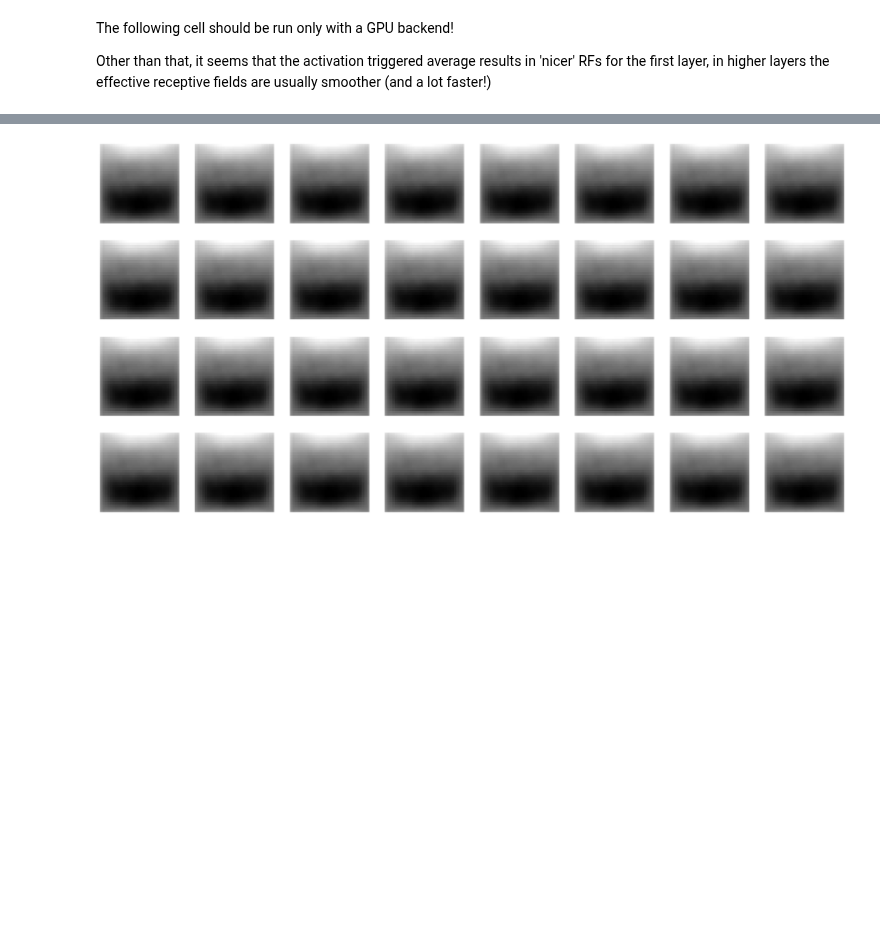
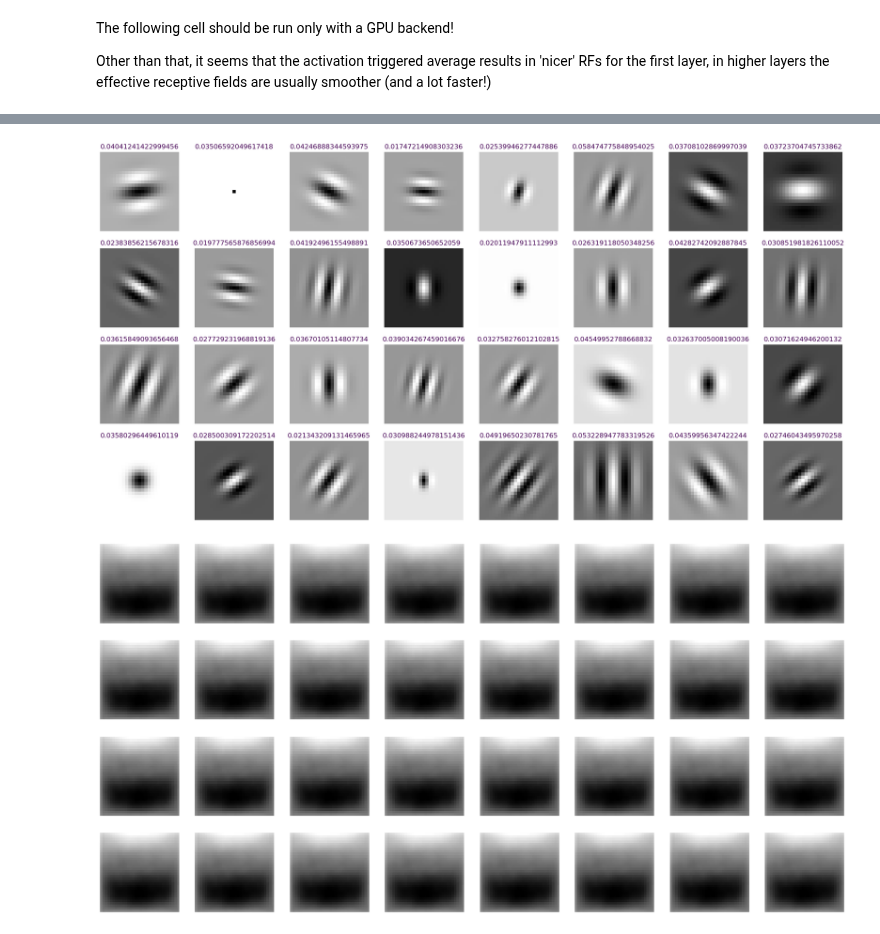
Before and after one commit to fabioseel/receptive-fields, a Jupyter notebook: src/evaluation.ipynb, the cells around one changed output, grey strips where cells are left out. Saved outputs shown, nothing was run; the diff lists cells and outputs as text; code cells hidden in the pictures; blank space fills up the shorter version.

Commit message:
feat: gabor identification

```diff
--- a/src/evaluation.ipynb
+++ b/src/evaluation.ipynb
@@ -103,3 +170,15 @@ torch.Size([1, 32, 32])
+# %%
+num_rows = max(1,len(eff_rfs)//8)
+fig, axes = plt.subplots(num_rows, 8, figsize=(24,num_rows*3))
+all_fitted=[]
+for eff_rf, ax in tqdm(zip(eff_rfs, axes.flat)):
+    fitted = fit_gabor_filter(normalizeZeroOne(eff_rf)-0.5, 8, maxiter=1000)
+    all_fitted.append(fitted)
+    ax.imshow(fitted[0], cmap="gray")
+    ax.set_title(str(fitted[1]), color=cmap(fitted[1]/0.005))
+    ax.axis('off')
+# %% [output]
+[figure, added]
 # %%
 eff_rfs = dataset_average(model[:5], train_loader, device=device) # TODO: Also buggy? :D
 
```
Also changed, not shown: parts of 10 cells of this notebook, 2 other files.
